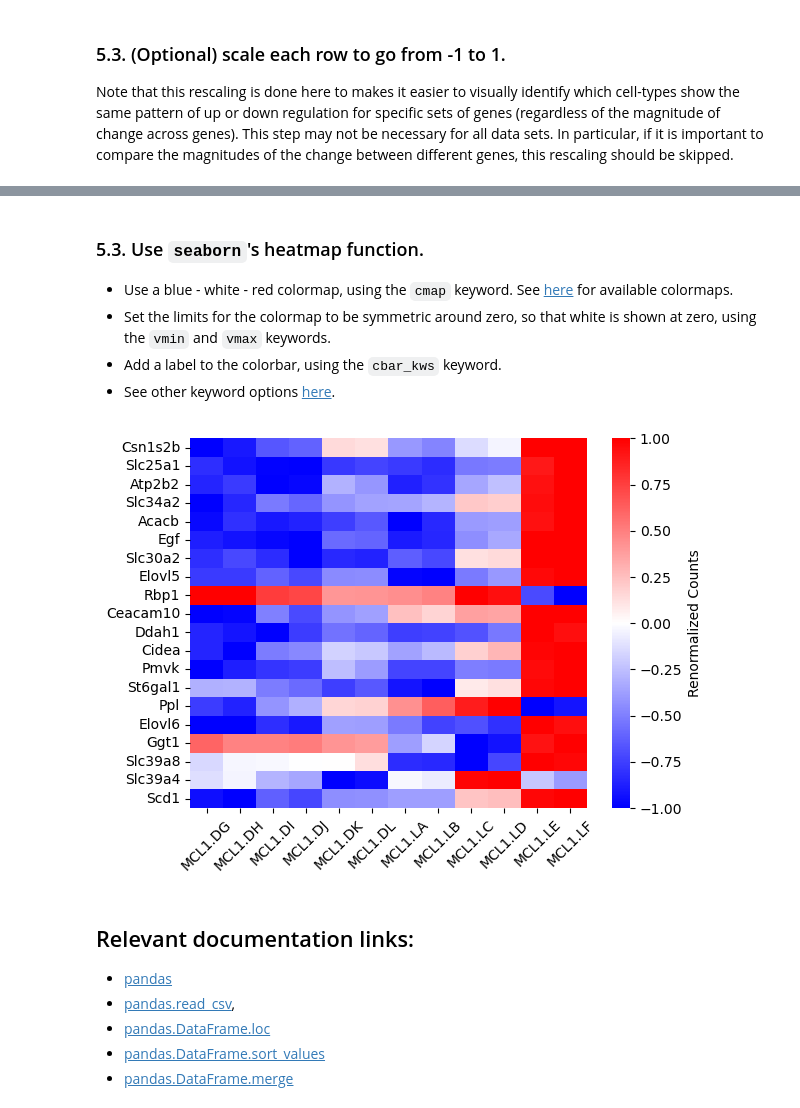
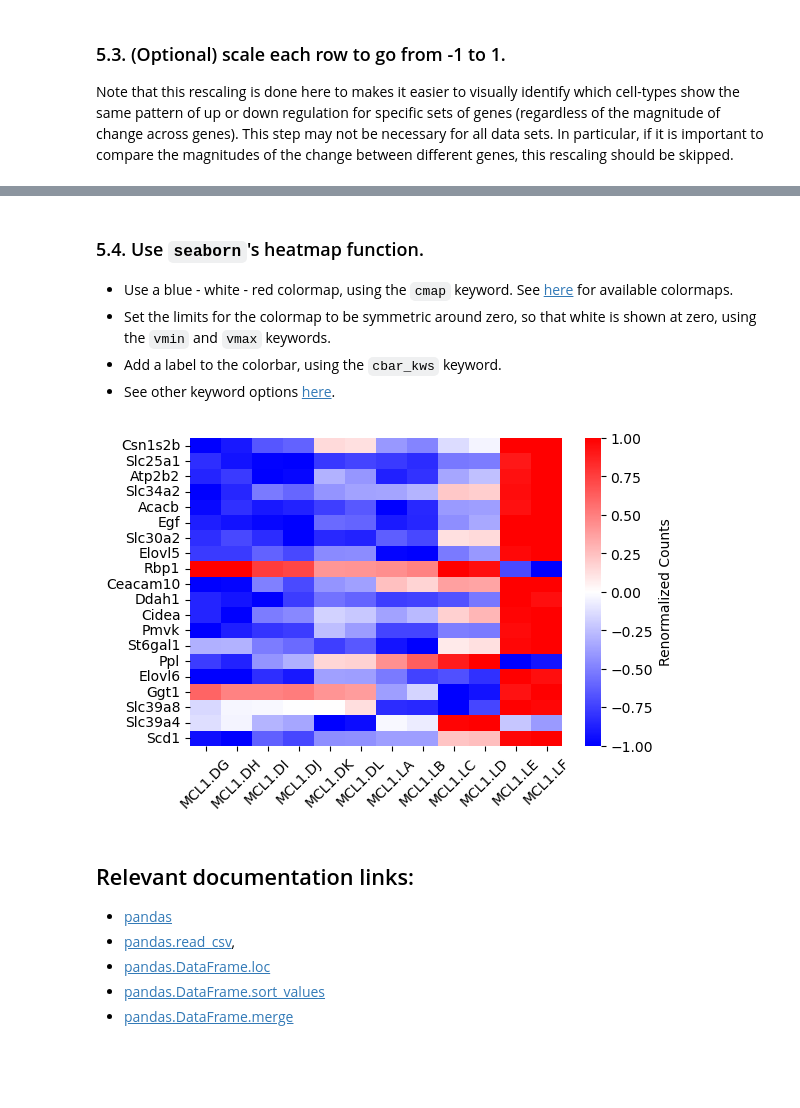
Before and after one commit to ageller/RCS_genomics_visualization, a Jupyter notebook: heatmap.ipynb, the cells around one changed output, grey strips where cells are left out. Cells and saved outputs as stored; diff of their text form; code cells hidden in the pictures; blank space fills up the shorter version.

Commit message:
finished r version of heatmap

````diff
--- a/heatmap.ipynb
+++ b/heatmap.ipynb
@@ -219,7 +207,7 @@ df
 | Slc39a4 | -0.132331 | -0.041398 | -0.295013 | -0.349274 | -1.000000 | -0.947515 | -0.028359 | -0.071008 | 0.983953 | 1.000000 | -0.219177 | ... |
 | Scd1 | -0.943467 | -1.000000 | -0.621399 | -0.725401 | -0.439344 | -0.437179 | -0.378117 | -0.376585 | 0.229190 | 0.253310 | 0.970228 | ... |
 # %% [markdown]
-### 5.3. Use ```seaborn```'s heatmap function.
+### 5.4. Use ```seaborn```'s heatmap function.
 
 - Use a blue - white - red colormap, using the ```cmap``` keyword.  See [here](https://matplotlib.org/stable/tutorials/colors/colormaps.html) for available colormaps.
 - Set the limits for the colormap to be symmetric around zero, so that white is shown at zero, using the ```vmin``` and ```vmax``` keywords.
@@ -227,15 +215,16 @@ df
 - See other keyword options [here](https://seaborn.pydata.org/generated/seaborn.heatmap.html).
 # %%
 # create the figure (and display it in the notebook)
-f = sns.heatmap(df, cmap = 'bwr', vmin = -1, vmax = 1, cbar_kws = {'label': 'Renormalized Counts'})
+f, ax = plt.subplots(figsize = [6,4])
+fs = sns.heatmap(df, cmap = 'bwr', vmin = -1, vmax = 1, cbar_kws = {'label': 'Renormalized Counts'}, ax = ax)
 
 # (optional) rotate the x tick labels by 45 degrees
-f.set_xticklabels(f.get_xticklabels(), rotation = 45)
+fs.set_xticklabels(fs.get_xticklabels(), rotation = 45)
 
 # save the figure to a png file
-f.figure.savefig('DE_heatmap.png', bbox_inches = 'tight')
+f.figure.savefig('DE_heatmap.png', bbox_inches = 'tight', dpi = 100)
 # %% [output]
-[figure, old version]
+[figure, new version]
 # %% [markdown]
 ## Relevant documentation links:
 - [pandas](https://pandas.pydata.org/)
````
Also changed, not shown: parts of 5 cells of this notebook, 6 other files.
